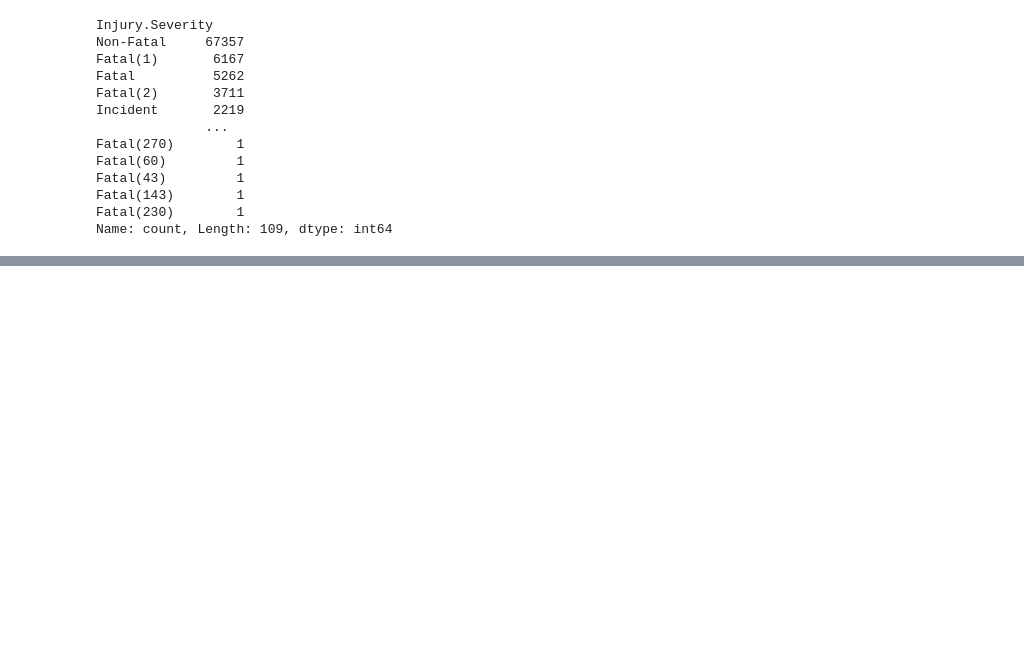
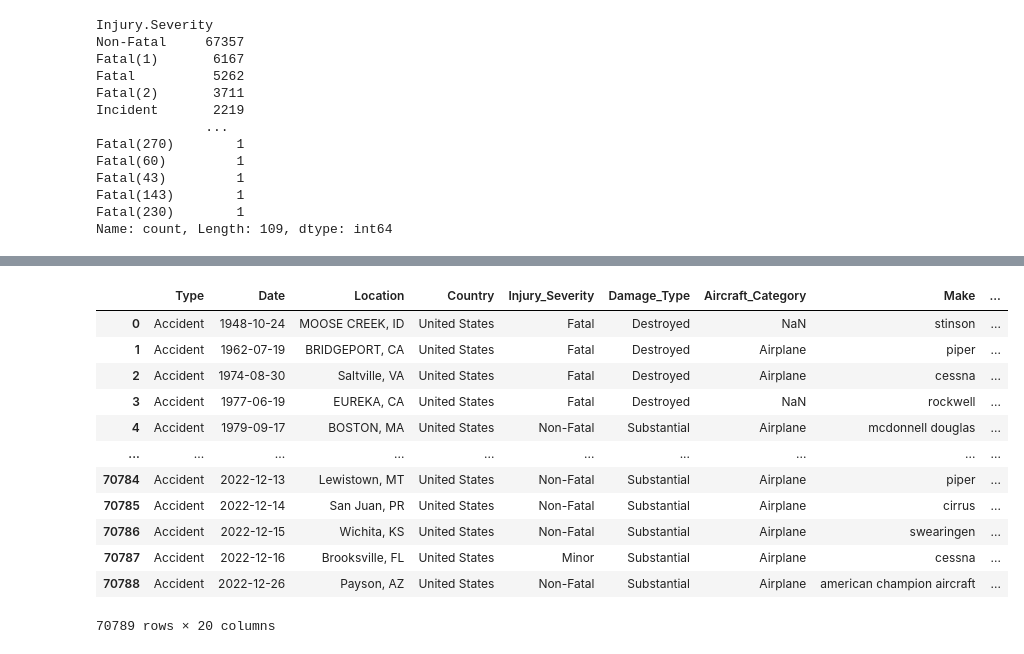
Before and after one commit to williambguo/ds-project1, a Jupyter notebook: Notebooks/Initial_Exploration.ipynb, the cells around one changed output, grey strips where cells are left out. Drawn from its saved outputs; the diff is of its cells as text; code cells hidden in the pictures; blank space fills up the shorter version.

```diff
--- a/Notebooks/Initial_Exploration.ipynb
+++ b/Notebooks/Initial_Exploration.ipynb
@@ -273,3 +293,6 @@ Name: count, Length: 109, dtype: int64
 injury_severity_column = df['Injury.Severity']
 
 injury_severity_column.to_csv('injurity_severity.csv', index=True)
+# %%
+df_half_cleaned = pd.read_csv('aircraft_category_partially_filled.csv')
+df_half_cleaned.info()
@@ -275,0 +327,16 @@ injury_severity_column.to_csv('injurity_severity.csv', index=True)
+# %%
+df_half_cleaned.drop(columns=['Unnamed: 0.1', 'Unnamed: 0'])
+# %% [output]
+|  | Type | Date | Location | Country | Injury_Severity | Damage_Type | Aircraft_Category | Make | ... |
+| 0 | Accident | 1948-10-24 | MOOSE CREEK, ID | United States | Fatal | Destroyed | NaN | stinson | ... |
+| 1 | Accident | 1962-07-19 | BRIDGEPORT, CA | United States | Fatal | Destroyed | Airplane | piper | ... |
+| 2 | Accident | 1974-08-30 | Saltville, VA | United States | Fatal | Destroyed | Airplane | cessna | ... |
+| 3 | Accident | 1977-06-19 | EUREKA, CA | United States | Fatal | Destroyed | NaN | rockwell | ... |
+| 4 | Accident | 1979-09-17 | BOSTON, MA | United States | Non-Fatal | Substantial | Airplane | mcdonnell douglas | ... |
+| ... | ... | ... | ... | ... | ... | ... | ... | ... | ... |
+| 70784 | Accident | 2022-12-13 | Lewistown, MT | United States | Non-Fatal | Substantial | Airplane | piper | ... |
+| 70785 | Accident | 2022-12-14 | San Juan, PR | United States | Non-Fatal | Substantial | Airplane | cirrus | ... |
+| 70786 | Accident | 2022-12-15 | Wichita, KS | United States | Non-Fatal | Substantial | Airplane | swearingen | ... |
+| 70787 | Accident | 2022-12-16 | Brooksville, FL | United States | Minor | Substantial | Airplane | cessna | ... |
+| 70788 | Accident | 2022-12-26 | Payson, AZ | United States | Non-Fatal | Substantial | Airplane | american champion aircraft | ... |
+70789 rows × 20 columns
```
Also changed, not shown: parts of 4 cells of this notebook, 2 other files.
